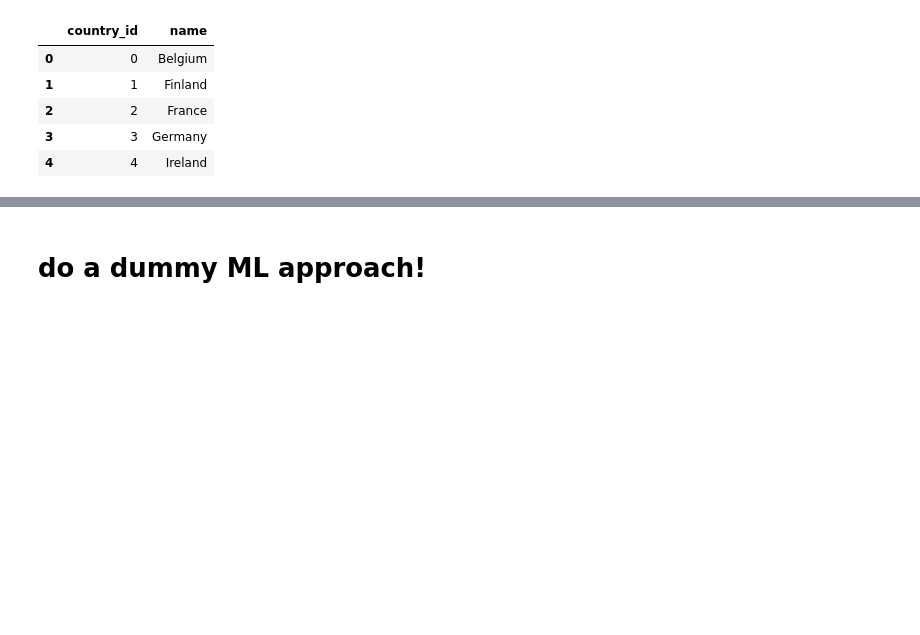
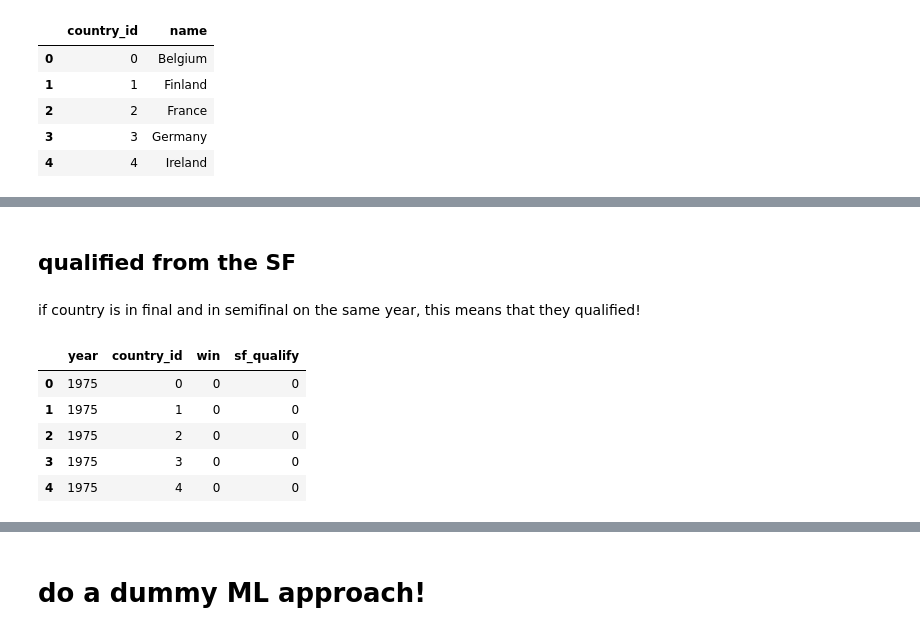
Before and after one commit to robineriksson/ESC_predictor, a Jupyter notebook: NOTEBOOKS/exploration.ipynb, the cells around one changed output, grey strips where cells are left out. Saved outputs shown, nothing was run; the diff lists cells and outputs as text; code cells hidden in the pictures; blank space fills up the shorter version.

```diff
--- a/NOTEBOOKS/exploration.ipynb
+++ b/NOTEBOOKS/exploration.ipynb
@@ -289,0 +297,14 @@ winData.head()
+# %% [markdown]
+## qualified from the SF
+# %% [markdown]
+if country is in final and in semifinal on the same year, this means that they qualified!
+# %%
+winData["sf_qualify"] = np.zeros(winData.shape[0]).astype("int32")
+winData.head()
+# %% [output]
+|  | year | country_id | win | sf_qualify |
+| 0 | 1975 | 0 | 0 | 0 |
+| 1 | 1975 | 1 | 0 | 0 |
+| 2 | 1975 | 2 | 0 | 0 |
+| 3 | 1975 | 3 | 0 | 0 |
+| 4 | 1975 | 4 | 0 | 0 |
```
Also changed, not shown: parts of 24 cells of this notebook.
